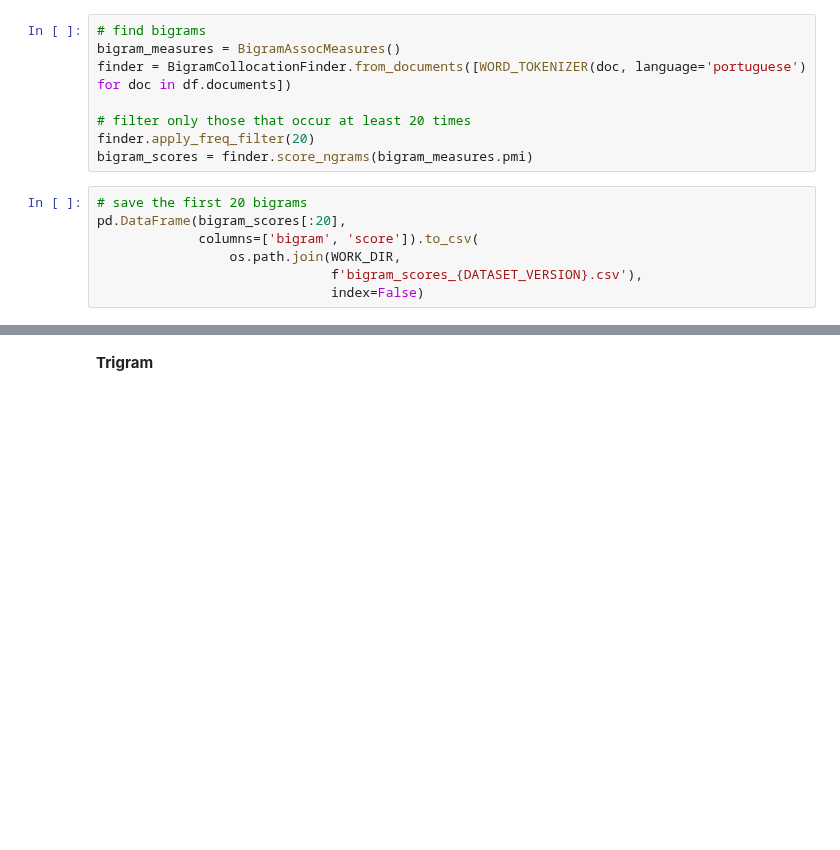
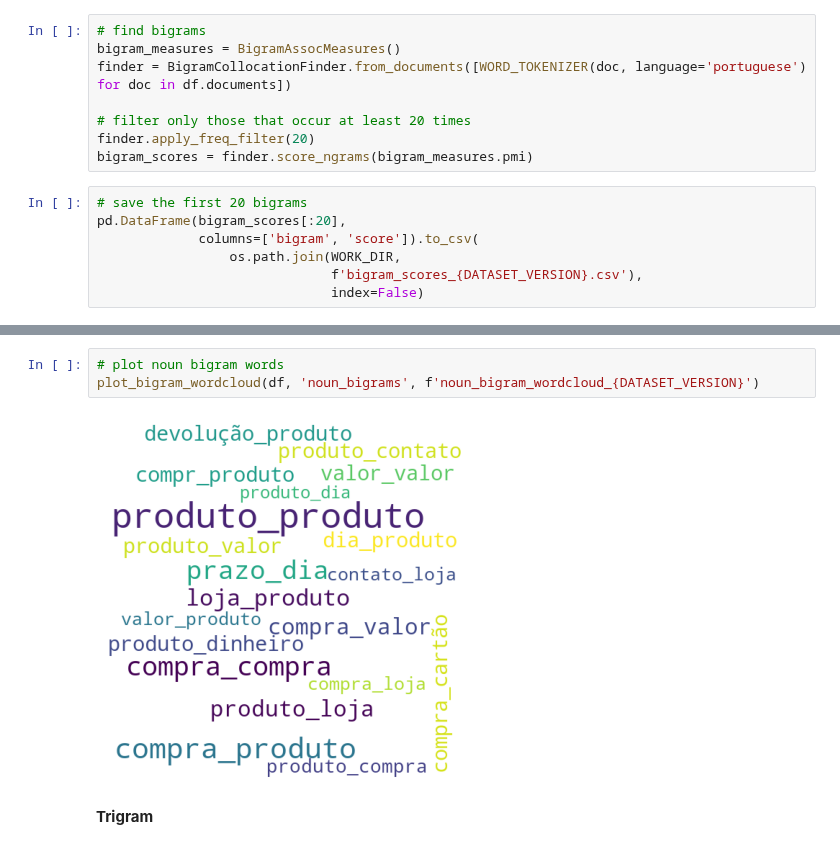
Before and after one commit to mathewsrc/Topic-Modeling-Reclame-Aqui, a Jupyter notebook: preprocessing.ipynb, the cells around one changed output, grey strips where cells are left out. Saved outputs shown, nothing was run; the diff lists cells and outputs as text; blank space fills up the shorter version.

```diff
--- a/preprocessing.ipynb
+++ b/preprocessing.ipynb
@@ -566,3 +567,8 @@ plot_bigram_wordcloud(df, f'bigram_wordcloud_{DATASET_VERSION}')
+# %%
+# plot noun bigram words
+plot_bigram_wordcloud(df, 'noun_bigrams', f'noun_bigram_wordcloud_{DATASET_VERSION}')
+# %% [output]
+[figure, added]
 # %% [markdown]
 **Trigram**
 # %%
```
Also changed, not shown: parts of 39 cells of this notebook.
